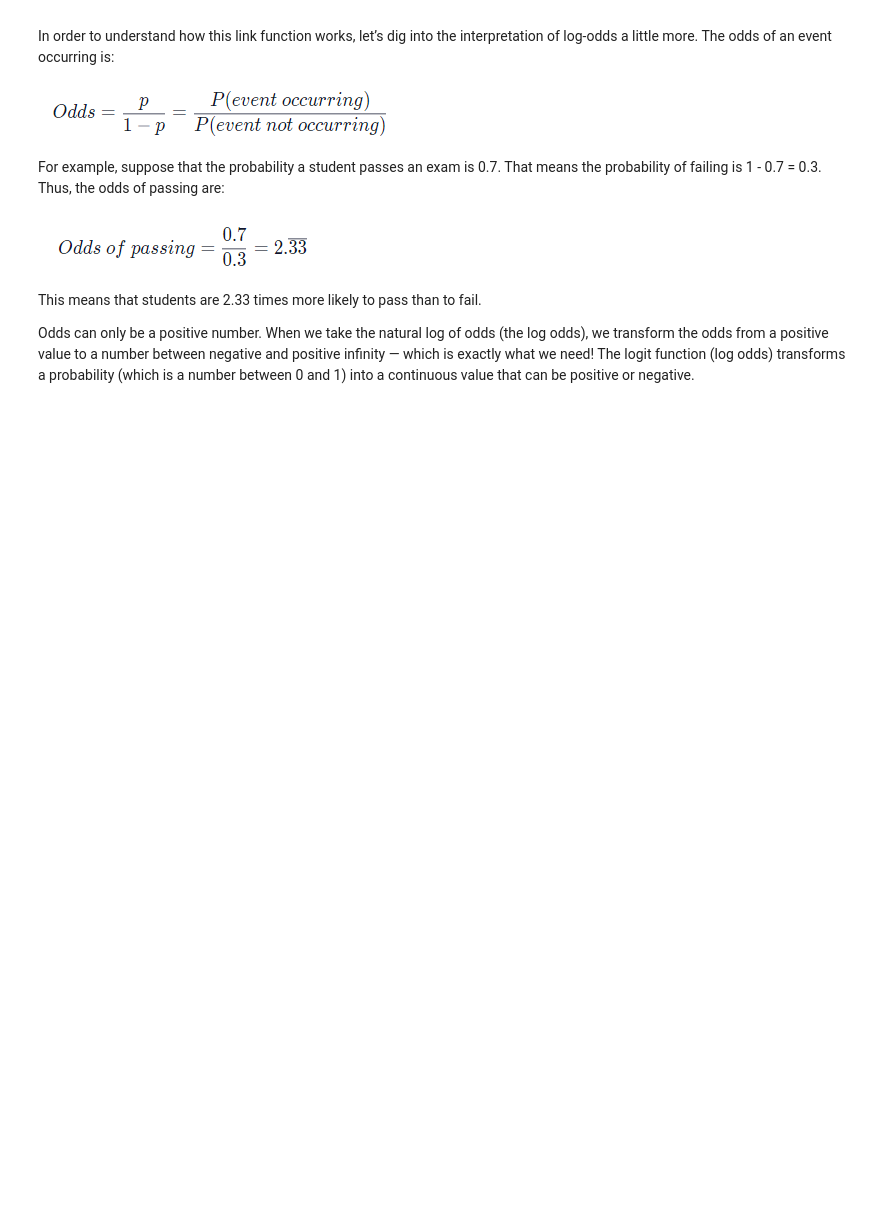
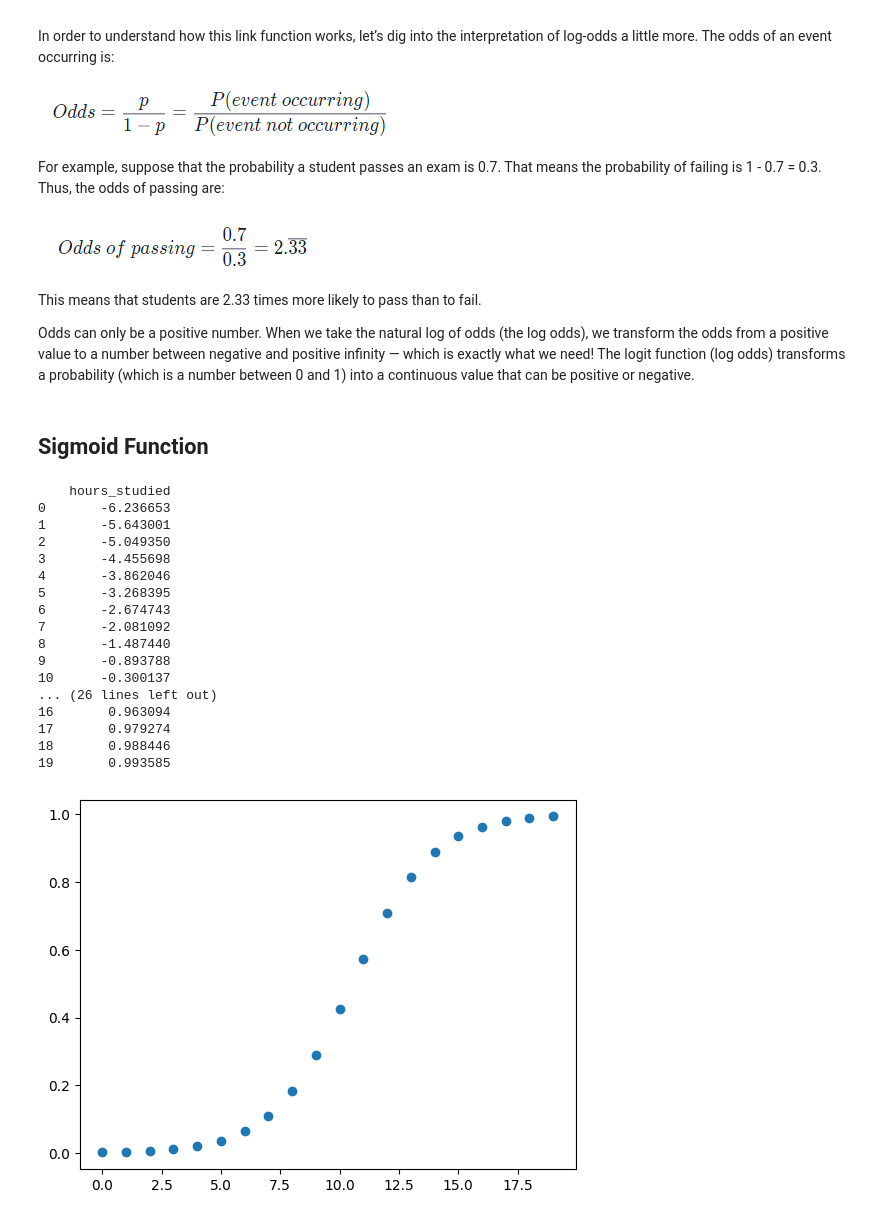
Before and after one commit to Ezapataq07/Codecademy_MachineLearningEngineer, a Jupyter notebook: MachineLearningEngineer/MachineLearningFoundamentals/src/Regression/LogisticRegression.ipynb, the cells around one changed output. Saved outputs shown, nothing was run; the diff lists cells and outputs as text; code cells hidden in the pictures; blank space fills up the shorter version.

Commit message:
finalizing Logistic Regression Lesson

```diff
--- a/MachineLearningEngineer/MachineLearningFoundamentals/src/Regression/LogisticRegression.ipynb
+++ b/MachineLearningEngineer/MachineLearningFoundamentals/src/Regression/LogisticRegression.ipynb
@@ -130,3 +130,51 @@ odds_on_time = 0.9 / (1-0.9)
 # Calculate log_odds_on_time
 
 log_odds_on_time = np.log(odds_on_time)
+# %% [markdown]
+## Sigmoid Function
+# %%
+# Import libraries and data
+import pandas as pd
+import numpy as np
+codecademyU = pd.read_csv('codecademyU.csv')
+
+# Fit the logistic regression model
+hours_studied = codecademyU[['hours_studied']]
+passed_exam = codecademyU[['passed_exam']]
+from sklearn.linear_model import LogisticRegression
+model = LogisticRegression()
+model.fit(hours_studied,passed_exam)
+
+# Save intercept and coef
+intercept = model.intercept_
+coef = model.coef_
+
+# Calculate log_odds here
+log_odds = intercept + coef * hours_studied
+print(log_odds)
+
+# Calculate pred_probability_passing here
+pred_probability_passing = 1 / (1+np.exp(-log_odds))
+print(pred_probability_passing)
+
+plt.scatter(hours_studied, pred_probability_passing)
+plt.show()
+# %% [output]
+    hours_studied
+0       -6.236653
+1       -5.643001
+2       -5.049350
+3       -4.455698
+4       -3.862046
+5       -3.268395
+6       -2.674743
+7       -2.081092
+8       -1.487440
+9       -0.893788
+10      -0.300137
+... (26 lines left out)
+16       0.963094
+17       0.979274
+18       0.988446
+19       0.993585
+[figure, added]
```
Also changed, not shown: parts of 11 cells of this notebook, 1 other file.
